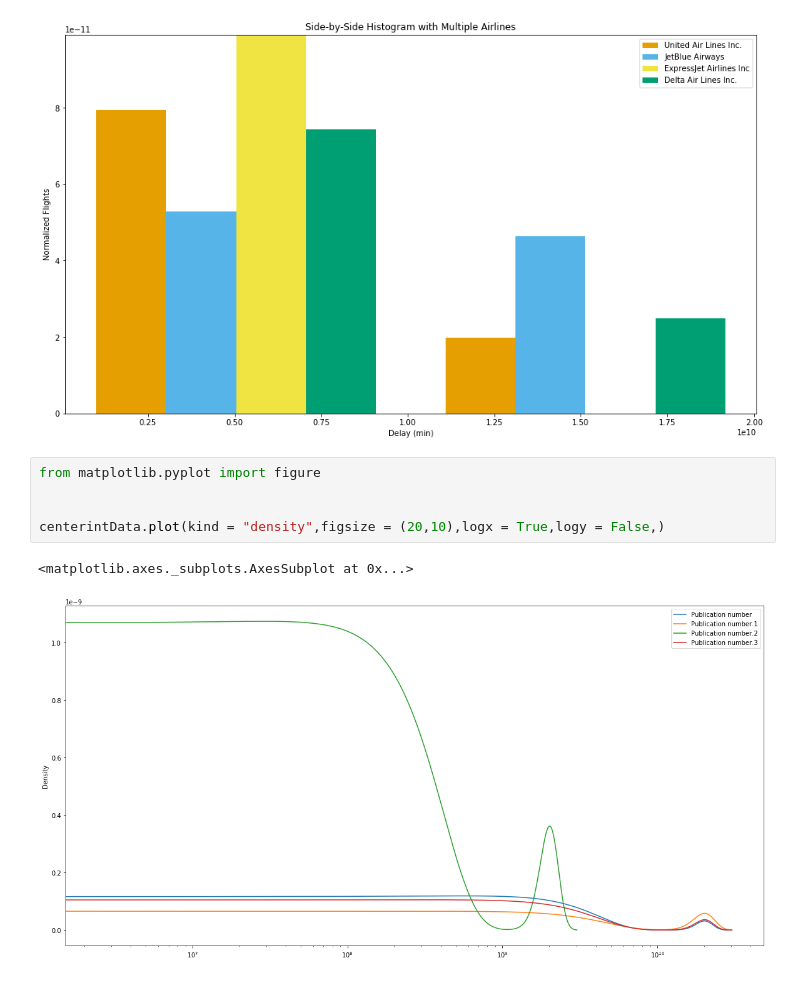
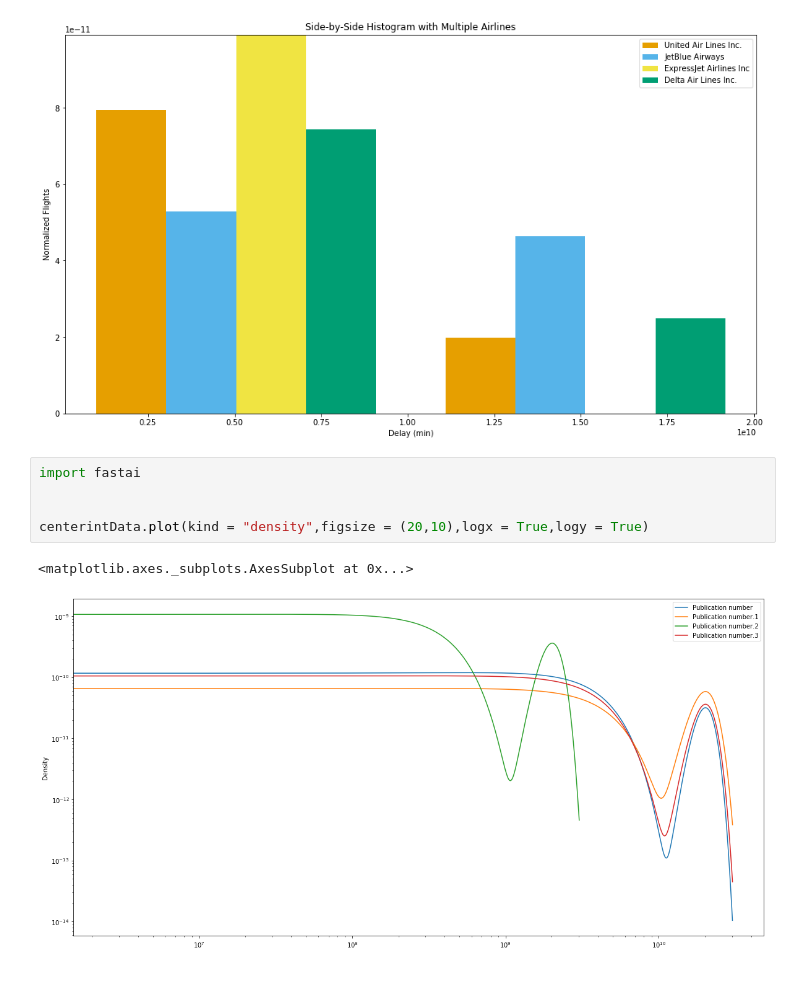
Before and after one commit to Nilanshrajput/AdvitiyaHackathon, a Jupyter notebook: patentClassifiaction.ipynb, the cells around one changed output. Drawn from its saved outputs; the diff is of its cells as text.

```diff
--- a/patentClassifiaction.ipynb
+++ b/patentClassifiaction.ipynb
@@ -117,10 +117,10 @@ plt.title('Side-by-Side Histogram with Multiple Airlines')
 Text(0.5, 1.0, 'Side-by-Side Histogram with Multiple Airlines')
 [figure]
 # %%
-from matplotlib.pyplot import figure
+import fastai
 
 
-centerintData.plot(kind = "density",figsize = (20,10),logx = True,logy = False,)
+centerintData.plot(kind = "density",figsize = (20,10),logx = True,logy = True)
 # %% [output]
 <matplotlib.axes._subplots.AxesSubplot at 0x...>
-[figure, old version]
+[figure, new version]
```
